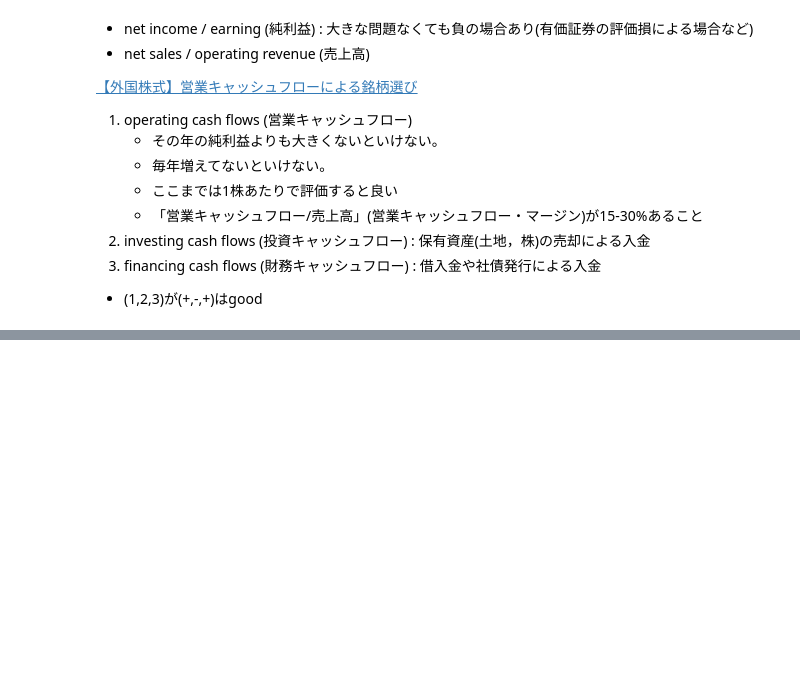
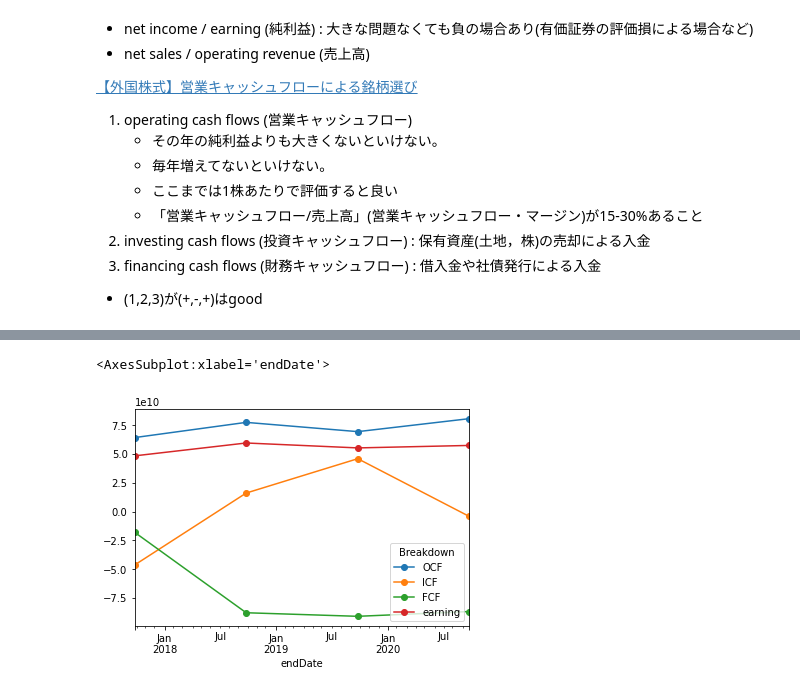
Before and after one commit to jnishii/stock-analysis, a Jupyter notebook: yahoo_fin/Tutorial.ipynb, the cells around one changed output, grey strips where cells are left out. Saved outputs shown, nothing was run; the diff lists cells and outputs as text; code cells hidden in the pictures; blank space fills up the shorter version.

```diff
--- a/yahoo_fin/Tutorial.ipynb
+++ b/yahoo_fin/Tutorial.ipynb
@@ -279,0 +275,21 @@ display(bs_q)
+# %%
+table_cf = {
+    "totalCashFromOperatingActivities": "OCF", #"operating cash flows",
+    "totalCashflowsFromInvestingActivities": "ICF", #"investing cash flows ",
+    "totalCashFromFinancingActivities": "FCF", #"financing cash flows",
+    "netIncome" : "earning" # "net income"
+}
+df_cfy=cf_y.loc[
+    [
+        "totalCashFromOperatingActivities",
+        "totalCashflowsFromInvestingActivities",
+        "totalCashFromFinancingActivities",
+        "netIncome"
+    ]
+].T.rename(columns=table_cf)
+
+n_col=len(df_cfy.columns)
+df_cfy.plot(style=['o-']*n_col)
+# %% [output]
+<AxesSubplot:xlabel='endDate'>
+[figure, added]
```
Also changed, not shown: parts of 4 cells of this notebook, 1 other file.
